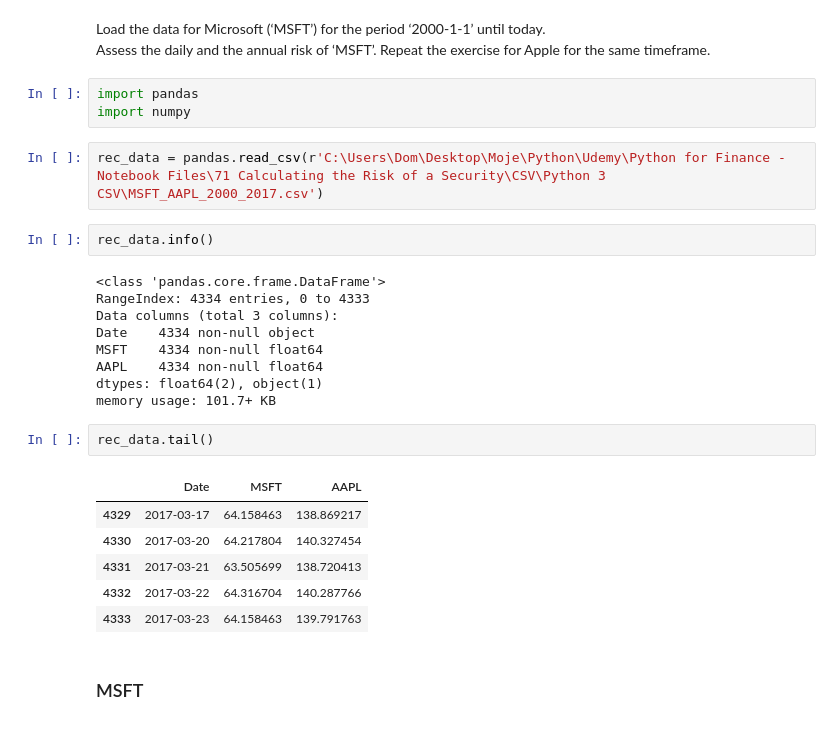
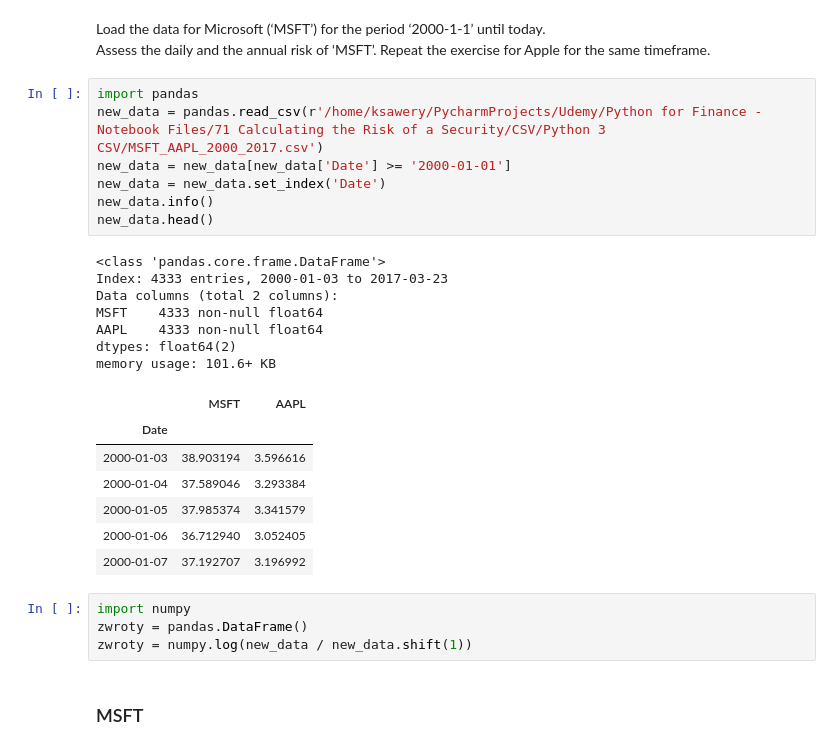
Before and after one commit to KsaweryK92/Udemy, a Jupyter notebook: 71 Calculating the Risk of a Security/CSV/Python 3 CSV/Calculating the Risk of a Security - Exercise_CSV.ipynb, the cells around one changed output. Saved outputs shown, nothing was run; the diff lists cells and outputs as text.

```diff
--- a/71 Calculating the Risk of a Security/CSV/Python 3 CSV/Calculating the Risk of a Security - Exercise_CSV.ipynb
+++ b/71 Calculating the Risk of a Security/CSV/Python 3 CSV/Calculating the Risk of a Security - Exercise_CSV.ipynb
@@ -5,31 +5,32 @@
 # %% [markdown]
 Load the data for Microsoft (‘MSFT’) for the period ‘2000-1-1’ until today. <br />
 Assess the daily and the annual risk of ‘MSFT’. Repeat the exercise for Apple for the same timeframe.
-# %%
-import pandas
-import numpy
 # %%
-rec_data = pandas.read_csv(r'C:\Users\Dom\Desktop\Moje\Python\Udemy\Python for Finance - Notebook Files\71 Calculating the Risk of a Security\CSV\Python 3 CSV\MSFT_AAPL_2000_2017.csv')
+import pandas
+new_data = pandas.read_csv(r'/home/ksawery/PycharmProjects/Udemy/Python for Finance - Notebook Files/71 Calculating the Risk of a Security/CSV/Python 3 CSV/MSFT_AAPL_2000_2017.csv')
+new_data = new_data[new_data['Date'] >= '2000-01-01']
+new_data = new_data.set_index('Date')
+new_data.info()
+new_data.head()
+# %% [output]
+<class 'pandas.core.frame.DataFrame'>
+Index: 4333 entries, 2000-01-03 to 2017-03-23
+Data columns (total 2 columns):
+MSFT    4333 non-null float64
+AAPL    4333 non-null float64
+dtypes: float64(2)
+memory usage: 101.6+ KB
+|  | MSFT | AAPL |
+| Date |  |  |
+| 2000-01-03 | 38.903194 | 3.596616 |
+| 2000-01-04 | 37.589046 | 3.293384 |
+| 2000-01-05 | 37.985374 | 3.341579 |
+| 2000-01-06 | 36.712940 | 3.052405 |
+| 2000-01-07 | 37.192707 | 3.196992 |
-# %%
-rec_data.info()
-# %% [output]
-<class 'pandas.core.frame.DataFrame'>
-RangeIndex: 4334 entries, 0 to 4333
-Data columns (total 3 columns):
-Date    4334 non-null object
-MSFT    4334 non-null float64
-AAPL    4334 non-null float64
-dtypes: float64(2), object(1)
-memory usage: 101.7+ KB
-# %%
-rec_data.tail()
-# %% [output]
-|  | Date | MSFT | AAPL |
-| 4329 | 2017-03-17 | 64.158463 | 138.869217 |
-| 4330 | 2017-03-20 | 64.217804 | 140.327454 |
-| 4331 | 2017-03-21 | 63.505699 | 138.720413 |
-| 4332 | 2017-03-22 | 64.316704 | 140.287766 |
-| 4333 | 2017-03-23 | 64.158463 | 139.791763 |
+# %%
+import numpy
+zwroty = pandas.DataFrame()
+zwroty = numpy.log(new_data / new_data.shift(1))
 # %% [markdown]
 ### MSFT
 # %% [markdown]
```
Also changed, not shown: parts of 10 cells of this notebook, 3 other files.
